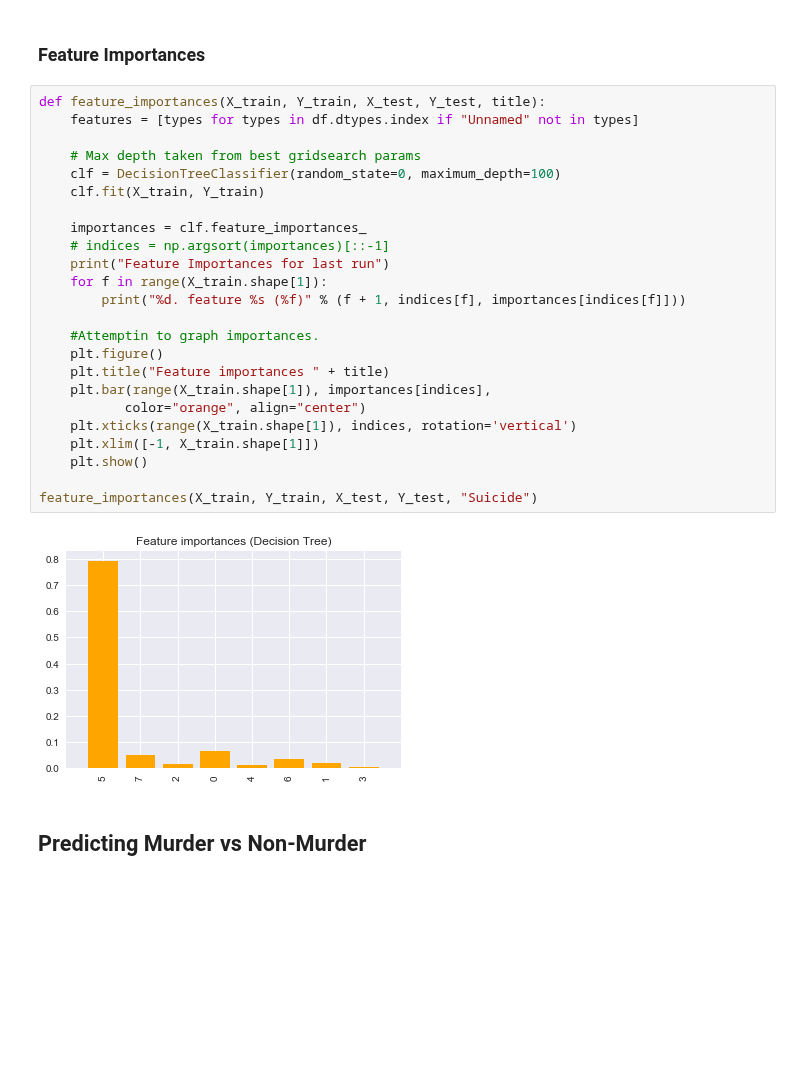
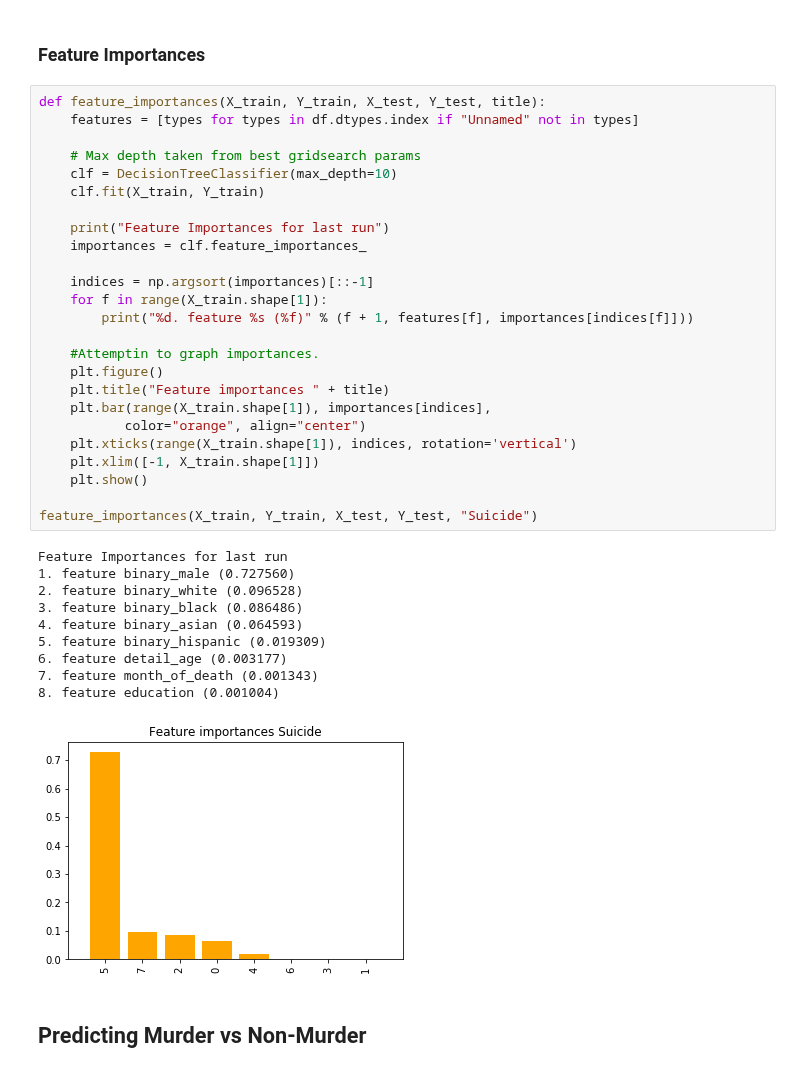
Before and after one commit to alexander-ray/bana-mortality-4502, a Jupyter notebook: DataFrameFormat.ipynb, the cells around one changed output. Saved outputs shown, nothing was run; the diff lists cells and outputs as text; blank space fills up the shorter version.

```diff
--- a/DataFrameFormat.ipynb
+++ b/DataFrameFormat.ipynb
@@ -264,29 +260,39 @@ Wall time: 14min 48s
 # %%
 def feature_importances(X_train, Y_train, X_test, Y_test, title):
     features = [types for types in df.dtypes.index if "Unnamed" not in types]
 
     # Max depth taken from best gridsearch params
-    clf = DecisionTreeClassifier(random_state=0, maximum_depth=100)
+    clf = DecisionTreeClassifier(max_depth=10)
     clf.fit(X_train, Y_train)
 
+    print("Feature Importances for last run")
     importances = clf.feature_importances_
-    # indices = np.argsort(importances)[::-1]
-    print("Feature Importances for last run")
+
+    indices = np.argsort(importances)[::-1]
     for f in range(X_train.shape[1]):
-        print("%d. feature %s (%f)" % (f + 1, indices[f], importances[indices[f]]))
+        print("%d. feature %s (%f)" % (f + 1, features[f], importances[indices[f]]))
 
     #Attemptin to graph importances.
     plt.figure()
     plt.title("Feature importances " + title)
     plt.bar(range(X_train.shape[1]), importances[indices],
            color="orange", align="center")
     plt.xticks(range(X_train.shape[1]), indices, rotation='vertical')
     plt.xlim([-1, X_train.shape[1]])
     plt.show()
 
 feature_importances(X_train, Y_train, X_test, Y_test, "Suicide")
 # %% [output]
+Feature Importances for last run
+1. feature binary_male (0.727560)
+2. feature binary_white (0.096528)
+3. feature binary_black (0.086486)
+4. feature binary_asian (0.064593)
+5. feature binary_hispanic (0.019309)
+6. feature detail_age (0.003177)
+7. feature month_of_death (0.001343)
+8. feature education (0.001004)
-[figure, old version]
+[figure, new version]
 # %% [markdown]
 ## Predicting Murder vs Non-Murder
 # %% [markdown]
```
Also changed, not shown: parts of 2 cells of this notebook, 4 other files.
